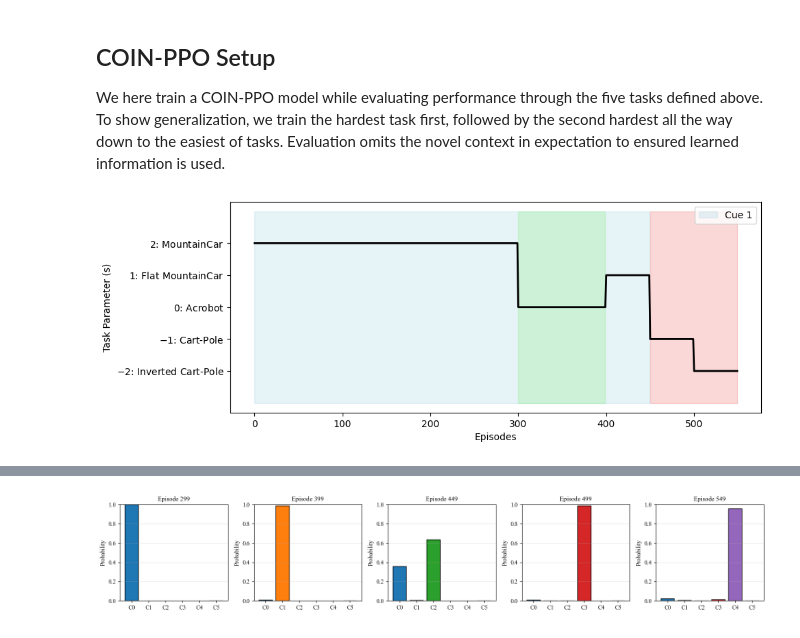
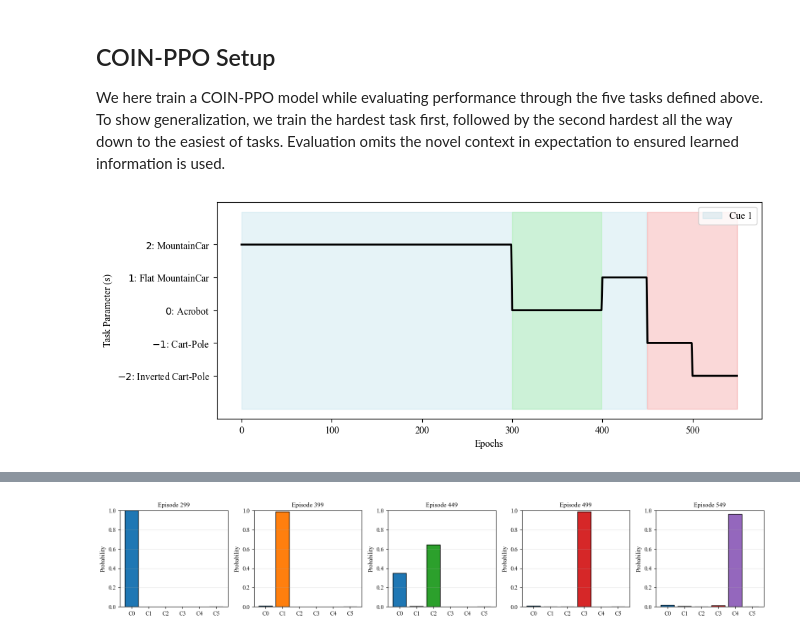
Before and after one commit to RichieRich2569/COINRL, a Jupyter notebook: figures.ipynb, the cells around one changed output, grey strips where cells are left out. Cells and saved outputs as stored; diff of their text form; code cells hidden in the pictures.

```diff
--- a/figures.ipynb
+++ b/figures.ipynb
@@ -1472,35 +1469,35 @@ s = np.concatenate([
     -1*np.ones((50, )),  # cartpole
     -2*np.ones((50, )), # inverted cartpole
 ])
 
 cue = np.concatenate([
     np.ones((300,), dtype=int),   # mountain car has cue 1
     2*np.ones((100,), dtype=int), # acrobot has cue 2
     np.ones((50,), dtype=int), # flat mountaincar has cue 1 (same as mountaincar)
     3*np.ones((100,), dtype=int), # cartpole variants have cue 3
 ])
 
 # Plot data - visualize the 3 cues as background color (low opacity). Also have name of task shown (out of the 5)
 fig, ax = plt.subplots(figsize=(10,4))
 for i in range(1, 4):
     ax.fill_betweenx(
         y=[-3, 3],
         x1=np.where(cue == i)[0][0],
         x2=np.where(cue == i)[0][-1],
         color=["lightblue", "lightgreen", "lightcoral"][i-1],
         alpha=0.3,
         label=f"Cue {i}" if i == 1 else None
     )
 ax.plot(s, color="black", linewidth=2)
-ax.set_xlabel("Episodes")
+ax.set_xlabel("Epochs")
 ax.set_ylabel("Task Parameter (s)")
 ax.set_yticks([-2, -1, 0, 1, 2])
 ax.set_yticklabels([r"$-2$: Inverted Cart-Pole", r"$-1$: Cart-Pole", r"$0$: Acrobot", r"$1$: Flat MountainCar", r"$2$: MountainCar"])
 ax.legend(loc="upper right")
 
 plt.show()
 # %% [output]
-[figure, old version]
+[figure, new version]
 # %%
 # Train COIN model
 COIN_PATH = "models/fig3_coin_model.npz"
```
Also changed, not shown: parts of 6 cells of this notebook, 4 other files.
